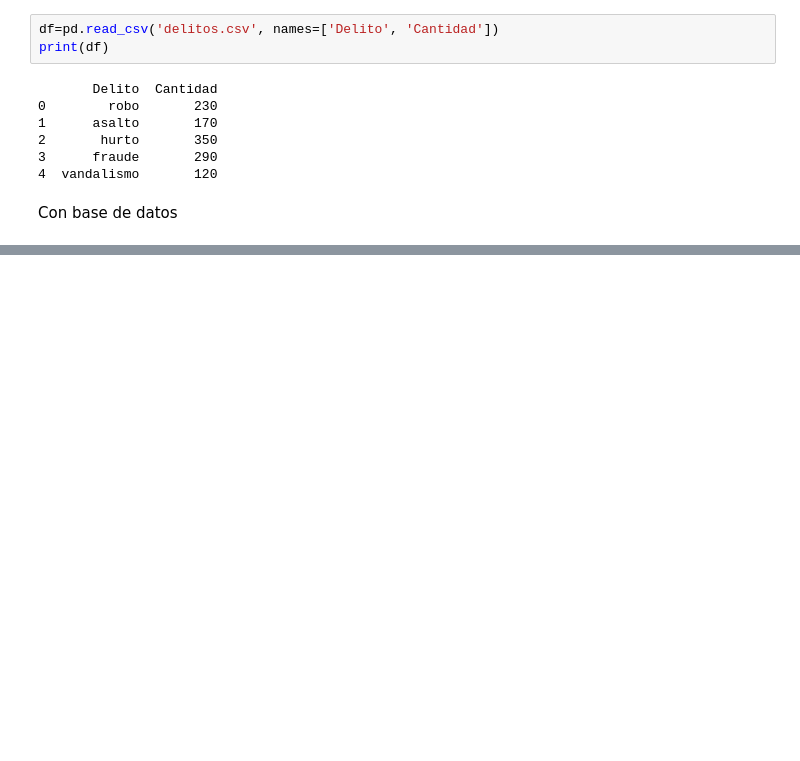
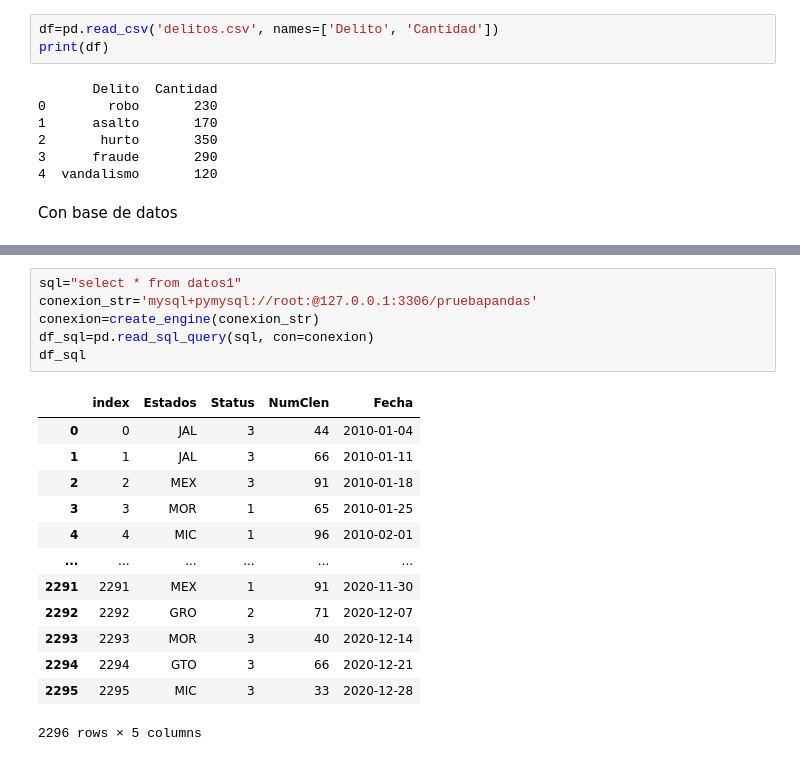
Before and after one commit to Mememan1616/graficas_pandas, a Jupyter notebook: pandas_humani/pandas1.ipynb, the cells around one changed output, grey strips where cells are left out. Saved outputs shown, nothing was run; the diff lists cells and outputs as text; blank space fills up the shorter version.

```diff
--- a/pandas_humani/pandas1.ipynb
+++ b/pandas_humani/pandas1.ipynb
@@ -114,0 +131,20 @@ from sqlalchemy import create_engine
+# %%
+sql="select * from datos1"
+conexion_str='mysql+pymysql://root:@127.0.0.1:3306/pruebapandas'
+conexion=create_engine(conexion_str)
+df_sql=pd.read_sql_query(sql, con=conexion)
+df_sql
+# %% [output]
+|  | index | Estados | Status | NumClen | Fecha |
+| 0 | 0 | JAL | 3 | 44 | 2010-01-04 |
+| 1 | 1 | JAL | 3 | 66 | 2010-01-11 |
+| 2 | 2 | MEX | 3 | 91 | 2010-01-18 |
+| 3 | 3 | MOR | 1 | 65 | 2010-01-25 |
+| 4 | 4 | MIC | 1 | 96 | 2010-02-01 |
+| ... | ... | ... | ... | ... | ... |
+| 2291 | 2291 | MEX | 1 | 91 | 2020-11-30 |
+| 2292 | 2292 | GRO | 2 | 71 | 2020-12-07 |
+| 2293 | 2293 | MOR | 3 | 40 | 2020-12-14 |
+| 2294 | 2294 | GTO | 3 | 66 | 2020-12-21 |
+| 2295 | 2295 | MIC | 3 | 33 | 2020-12-28 |
+2296 rows × 5 columns
```
Also changed, not shown: parts of 4 cells of this notebook, 4 other files.
